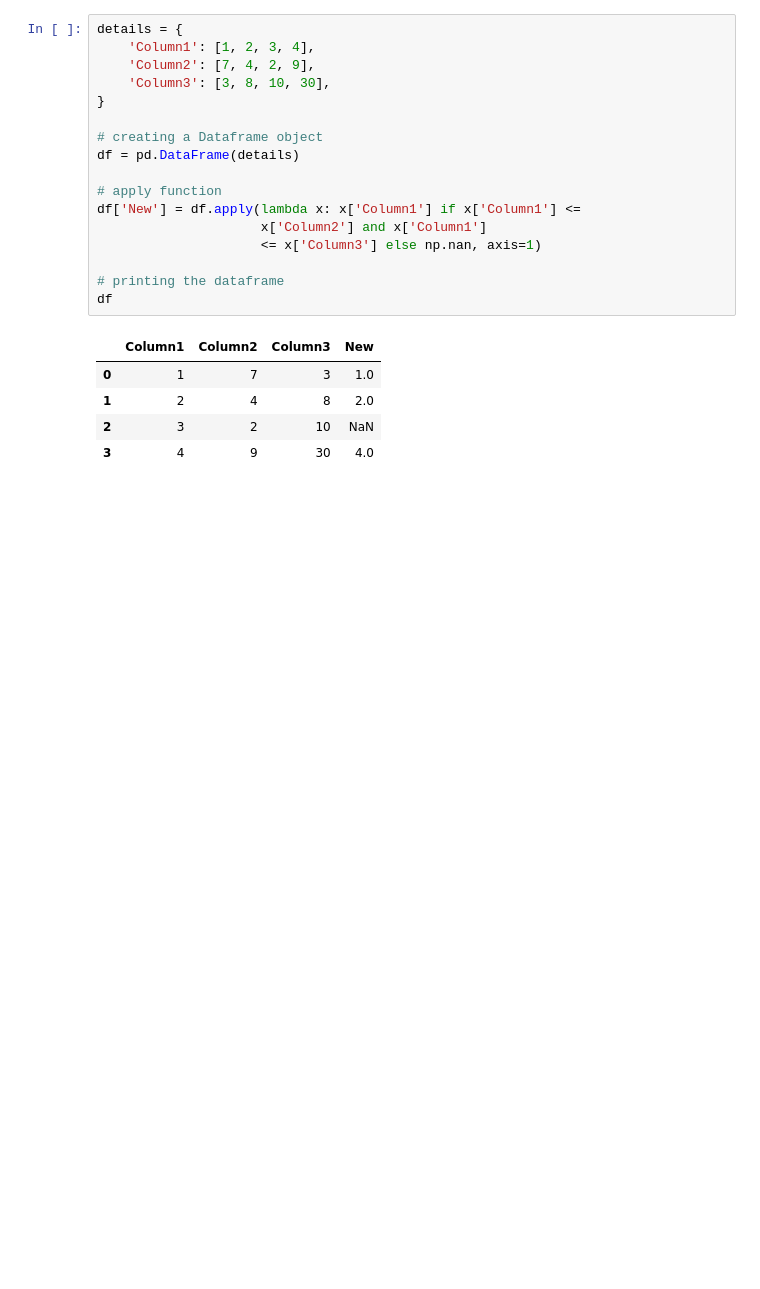
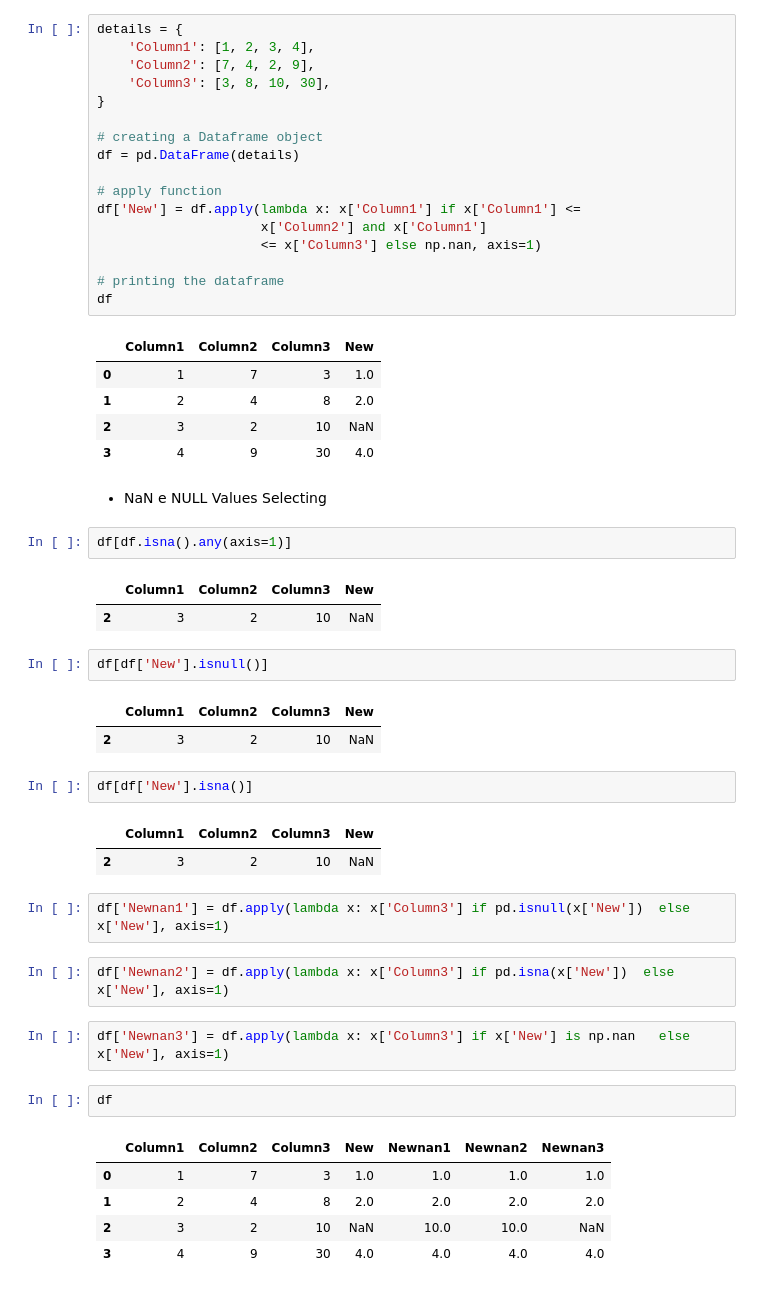
Before and after one commit to alexaugusto23/python_developer, a Jupyter notebook: Planejamento - Lógicas/Scripts e Notebooks/logicas_pyplan.ipynb, the cells around one changed output. Drawn from its saved outputs; the diff is of its cells as text; blank space fills up the shorter version.

```diff
--- a/Planejamento - Lógicas/Scripts e Notebooks/logicas_pyplan.ipynb
+++ b/Planejamento - Lógicas/Scripts e Notebooks/logicas_pyplan.ipynb
@@ -1829,3 +1829,34 @@ df
 | 1 | 2 | 4 | 8 | 2.0 |
 | 2 | 3 | 2 | 10 | NaN |
 | 3 | 4 | 9 | 30 | 4.0 |
+# %% [markdown]
+* NaN e NULL Values Selecting
+# %%
+df[df.isna().any(axis=1)]
+# %% [output]
+|  | Column1 | Column2 | Column3 | New |
+| 2 | 3 | 2 | 10 | NaN |
+# %%
+df[df['New'].isnull()]
+# %% [output]
+|  | Column1 | Column2 | Column3 | New |
+| 2 | 3 | 2 | 10 | NaN |
+# %%
+df[df['New'].isna()]
+# %% [output]
+|  | Column1 | Column2 | Column3 | New |
+| 2 | 3 | 2 | 10 | NaN |
+# %%
+df['Newnan1'] = df.apply(lambda x: x['Column3'] if pd.isnull(x['New'])  else x['New'], axis=1)
+# %%
+df['Newnan2'] = df.apply(lambda x: x['Column3'] if pd.isna(x['New'])  else x['New'], axis=1)
+# %%
+df['Newnan3'] = df.apply(lambda x: x['Column3'] if x['New'] is np.nan   else x['New'], axis=1)
+# %%
+df
+# %% [output]
+|  | Column1 | Column2 | Column3 | New | Newnan1 | Newnan2 | Newnan3 |
+| 0 | 1 | 7 | 3 | 1.0 | 1.0 | 1.0 | 1.0 |
+| 1 | 2 | 4 | 8 | 2.0 | 2.0 | 2.0 | 2.0 |
+| 2 | 3 | 2 | 10 | NaN | 10.0 | 10.0 | NaN |
+| 3 | 4 | 9 | 30 | 4.0 | 4.0 | 4.0 | 4.0 |
```
Also changed, not shown: parts of 14 cells of this notebook.
